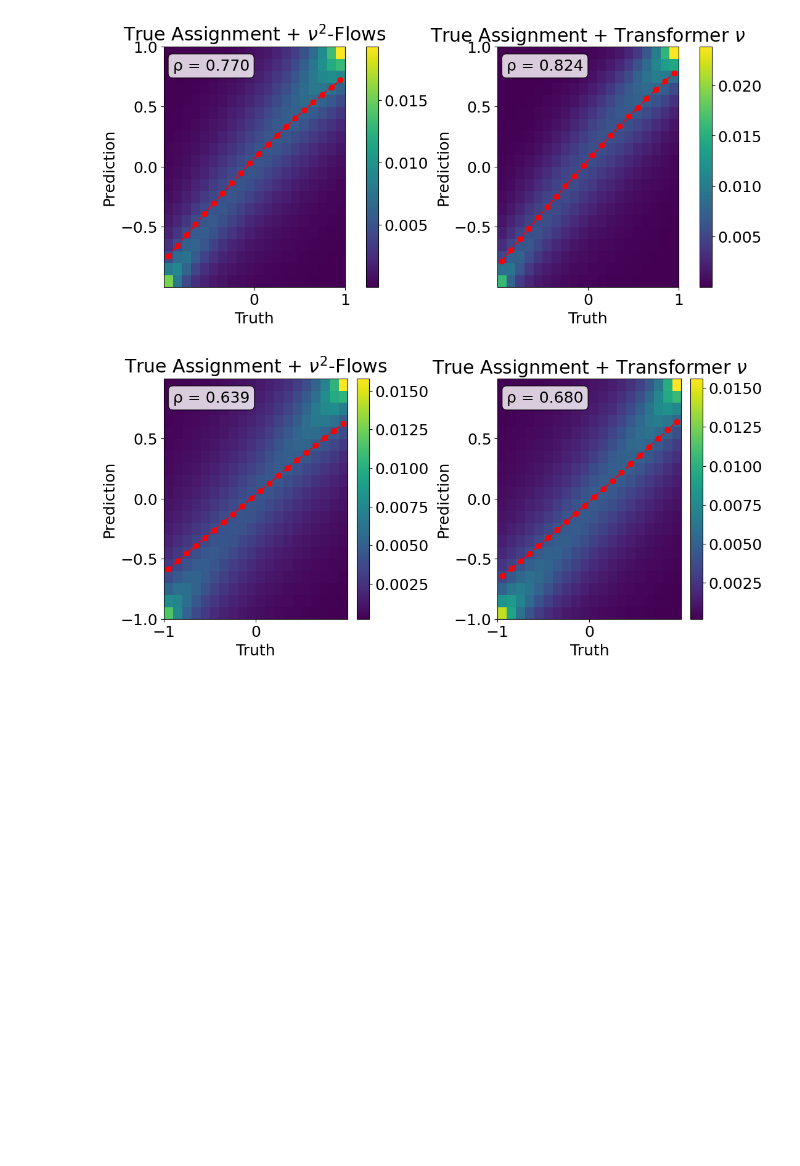
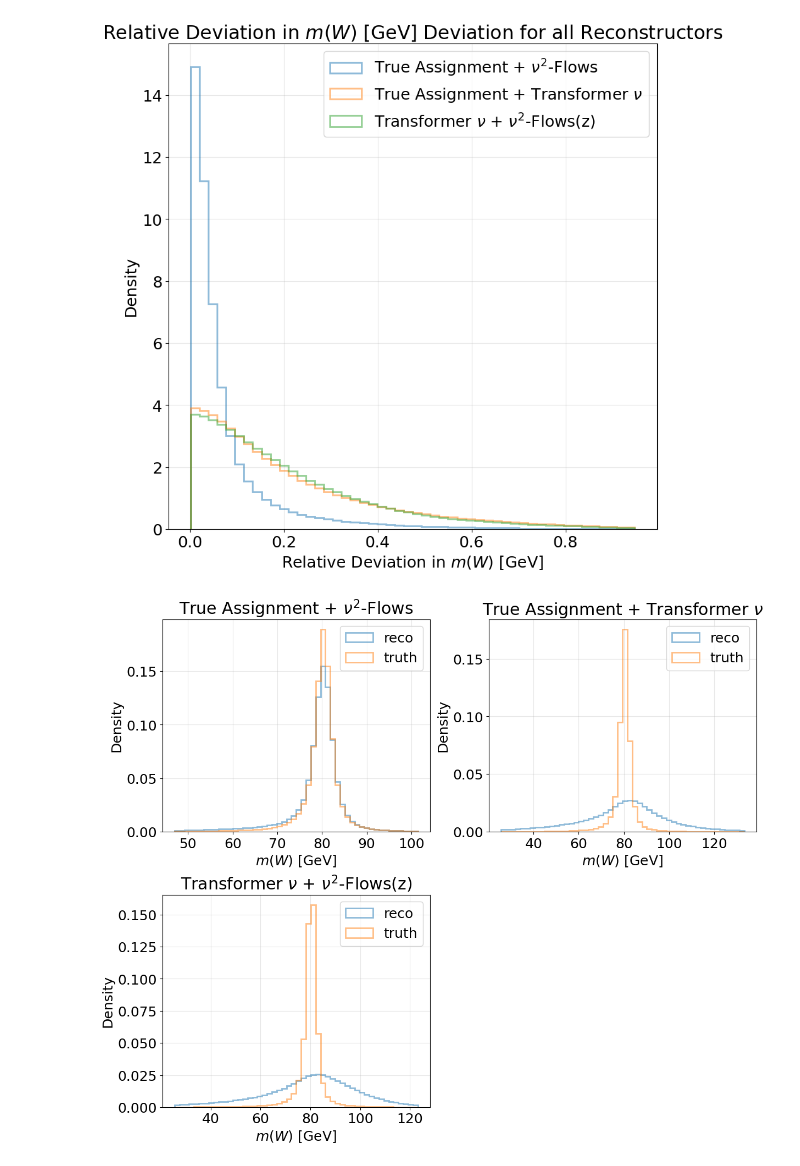
Before and after one commit to simi216/mva-trainer, a Jupyter notebook: notebooks/EvaluatePhysicsVariables.ipynb, the cells around one changed output. Saved outputs shown, nothing was run; the diff lists cells and outputs as text; code cells hidden in the pictures; blank space fills up the shorter version.

```diff
--- a/notebooks/EvaluatePhysicsVariables.ipynb
+++ b/notebooks/EvaluatePhysicsVariables.ipynb
@@ -47,7 +41,11 @@ DataProcessor = DataPreprocessor(load_config)
 data_config = DataProcessor.load_from_npz(
     load_config.data_path["nominal"], event_numbers="odd"
 )
-PREDICTIONS_DIR = os.path.join(load_config.data_dir, "RegressionTransformer_nu_flows_neutrino_only", "odd_predictions/")
+PREDICTIONS_DIR = os.path.join(
+    load_config.data_dir,
+    "RegressionTransformer_nu_flows_neutrino_only",
+    "odd_predictions/",
+)
 DataProcessor.add_custom_feature(
     (
         lambda X, data_config: c_hel(
@@ -103,9 +99,15 @@ perfect_assigner = PerfectAssignmentReconstructor(
 )
 MODEL_DIR = "../models/regression_transformer/"
 perfect_assigner.load_model(f"{MODEL_DIR}/model.keras")
+composite_neutrino_predictor = CompositeNeutrinoComponentReconstructor(
+    data_config, use_nu_flows=True, axis=(-1), name=r"Transformer $\nu$"
+)
 
 prediction_manager = Evaluation.PredictionManager(
-    [ground_truth_assigner, perfect_assigner], X, y, load_directory=PREDICTIONS_DIR
+    [ground_truth_assigner, perfect_assigner, composite_neutrino_predictor],
+    X,
+    y,
+    load_directory=PREDICTIONS_DIR,
 )
 
 evaluator = Evaluation.ReconstructionEvaluator(prediction_manager)
@@ -118,11 +122,6 @@ Predictions loaded for True Assignment + Transformer $\nu$.
 # %%
-fig, ax = evaluator.plot_variable_confusion_matrix(
-    "c_hel", normalize="all", figsize_per_plot=(5.4, 5), bins=20, plot_mean=True
-)
-fig.savefig(os.path.join(PLOTS_DIR, "c_hel_confusion_matrix.pdf"))
-
-fig, ax = evaluator.plot_variable_confusion_matrix(
-    "c_han", normalize="all", figsize_per_plot=(5.4, 5), bins=20, plot_mean=True
-)
-fig.savefig(os.path.join(PLOTS_DIR, "c_han_confusion_matrix.pdf"))
+fig, ax = evaluator.plot_variable_deviation("W_mass")
+fig.savefig(os.path.join(PLOTS_DIR, "W_mass_deviation.pdf"), bbox_inches="tight")
+fig, ax = evaluator.plot_variable_distribution("W_mass")
+fig.savefig(os.path.join(PLOTS_DIR, "W_mass_distribution.pdf"), bbox_inches="tight")
 # %% [output]
@@ -130,2 +131,2 @@ Warning: NaN or infinite neutrino predictions found for reconstructor True Assig
-[figure, old version]
+[figure, new version]
-[figure, old version]
+[figure, new version]
```
Also changed, not shown: parts of 25 cells of this notebook, 17 other files.
